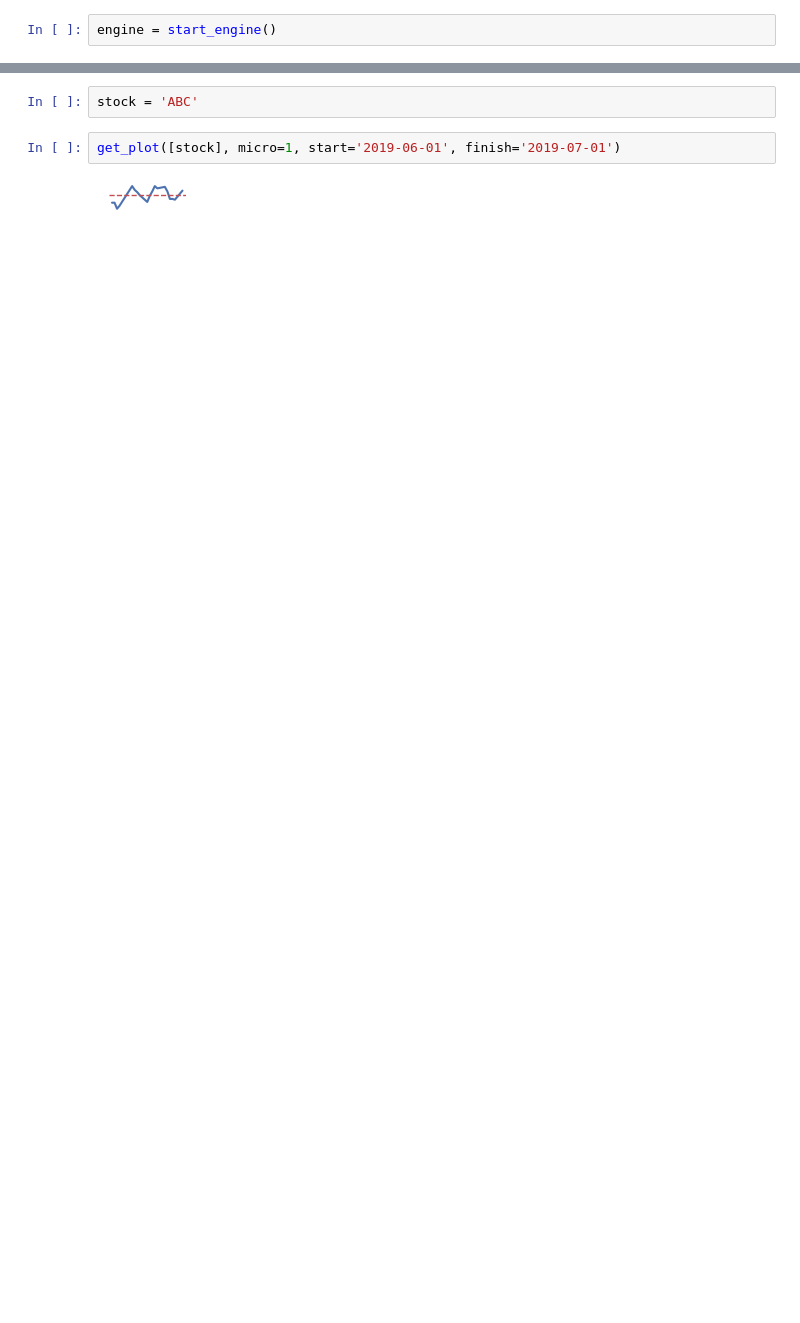
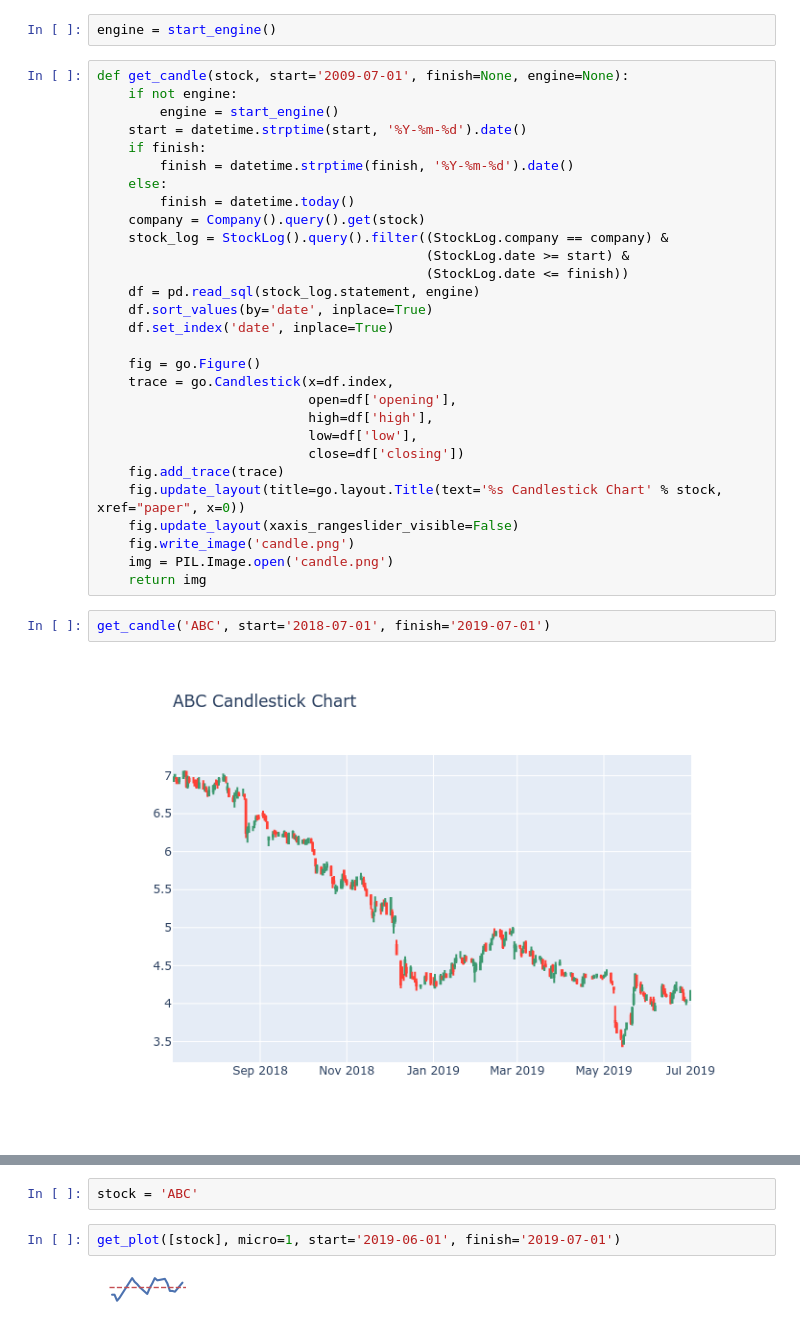
Before and after one commit to natashajenny/StockIt, a Jupyter notebook: scripts/grapher.ipynb, the cells around one changed output, grey strips where cells are left out. Cells and saved outputs as stored; diff of their text form; blank space fills up the shorter version.

```diff
--- a/scripts/grapher.ipynb
+++ b/scripts/grapher.ipynb
@@ -15,6 +18,39 @@ warnings.filterwarnings("ignore")
 sns.set()
 # %%
 engine = start_engine()
+# %%
+def get_candle(stock, start='2009-07-01', finish=None, engine=None):
+    if not engine:
+        engine = start_engine()
+    start = datetime.strptime(start, '%Y-%m-%d').date()
+    if finish:
+        finish = datetime.strptime(finish, '%Y-%m-%d').date()
+    else:
+        finish = datetime.today()
+    company = Company().query().get(stock)
+    stock_log = StockLog().query().filter((StockLog.company == company) &
+                                          (StockLog.date >= start) &
+                                          (StockLog.date <= finish))
+    df = pd.read_sql(stock_log.statement, engine)
+    df.sort_values(by='date', inplace=True)
+    df.set_index('date', inplace=True)
+
+    fig = go.Figure()
+    trace = go.Candlestick(x=df.index,
+                           open=df['opening'],
+                           high=df['high'],
+                           low=df['low'],
+                           close=df['closing'])
+    fig.add_trace(trace)
+    fig.update_layout(title=go.layout.Title(text='%s Candlestick Chart' % stock, xref="paper", x=0))
+    fig.update_layout(xaxis_rangeslider_visible=False)
+    fig.write_image('candle.png')
+    img = PIL.Image.open('candle.png')
+    return img
+# %%
+get_candle('ABC', start='2018-07-01', finish='2019-07-01')
+# %% [output]
+[figure, added]
 # %%
 def get_plot(
     stocks = [],                # list of stocks
```
Also changed, not shown: parts of 10 cells of this notebook, 6 other files.
